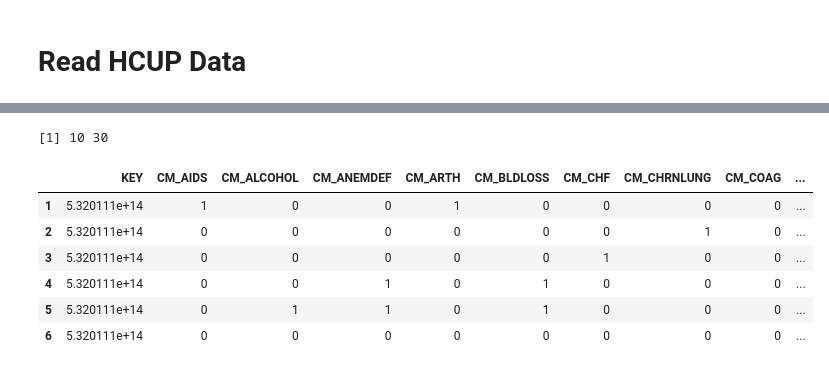
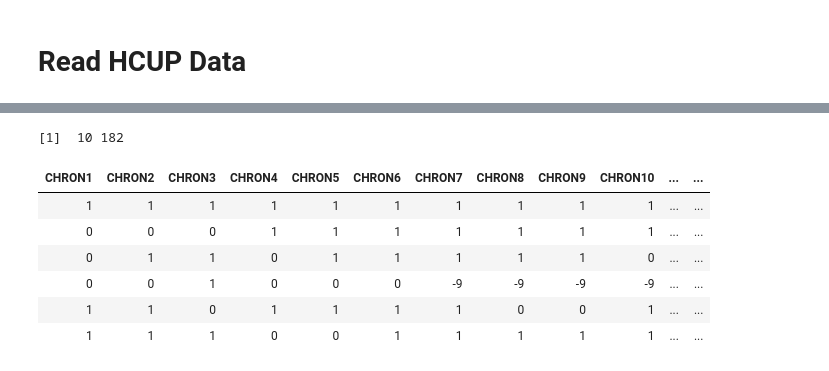
Before and after one commit to Azure/cortana-intelligence-population-health-management, a Jupyter notebook: ManualDeploymentGuide/Model/ReadHCUPdata.ipynb, the cells around one changed output, grey strips where cells are left out. Drawn from its saved outputs; the diff is of its cells as text; code cells hidden in the pictures.

```diff
--- a/ManualDeploymentGuide/Model/ReadHCUPdata.ipynb
+++ b/ManualDeploymentGuide/Model/ReadHCUPdata.ipynb
@@ -88,36 +148,34 @@ head(dat_chrg)
 # %%
-file = 'severity_desc.txt'
-download.file('https://www.hcup-us.ahrq.gov/db/state/sidc/tools/filespecs/WA_SID_2011_SEVERITY.loc',file)
+file = 'dxpr_desc.txt'
+download.file('https://www.hcup-us.ahrq.gov/db/state/sidc/tools/filespecs/WA_SID_2011_DX_PR_GRPS.loc', file)
 
-str_start = c(1,5,10,27,31,58,63,68,70,75)
-str_end   = c(3,8,25,29,56,61,66,68,73,174)
+str_start = c(1, 5, 10, 27, 31, 58, 63, 68, 70, 75)
+str_end   = c(3, 8, 25, 29, 56, 61, 66, 68, 73, 174)
+widths = (str_end - str_start) + 2
 
-widths = (str_end - str_start)+2
+des = read.fwf(file, skip=20, widths=widths)
 
-des = read.fwf(file,skip=20, widths= widths)
+des$V10 = gsub(',', '_', des$V10)
+colnameslong = data.frame(dxpr_2011=des$V10)
+colnames = data.frame(dxpr_2011=des$V5)
 
-des$V10 = gsub(',','_',des$V10)
-colnameslong = data.frame(severity_2011 = des$V10)
-colnames = data.frame(severity_2011 = des$V5)
-
-#Now use the description file (_des.txt) to get str_start and str_end for reading the actual data!!
 str_start = des$V6
 str_end = des$V7
-
 widths = (str_end - str_start)+1
 
-download.file('https://phm.blob.core.windows.net/models/Sample_WA_SID_2011_SEVERITY.asc','Sample_WA_SID_2011_SEVERITY.asc')
-dat_sevr = read.fwf('Sample_WA_SID_2011_SEVERITY.asc',widths= widths)
-dim(dat_sevr)
-names(dat_sevr) = colnames$severity_2011
-head(dat_sevr)
-# write.csv(dat_sevr, 'Sample_WA_SID_2011_SEVERITY.csv', row.names = F )
+download.file('https://phm.blob.core.windows.net/models/Sample_WA_SID_2011_DX_PR_GRPS.asc',
+              'Sample_WA_SID_2011_DX_PR_GRPS.asc')
+dat_dxpr = read.fwf('Sample_WA_SID_2011_DX_PR_GRPS.asc', widths=widths)
+dim(dat_dxpr)
+names(dat_dxpr) = trimws(colnames$dxpr_2011)
+head(dat_dxpr)
+# write.csv(dat_dxpr, 'Sample_WA_SID_2011_DX_PR_GRPS.csv', row.names=F)
 # %% [output]
-[1] 10 30
+[1]  10 182
-|  | KEY | CM_AIDS | CM_ALCOHOL | CM_ANEMDEF | CM_ARTH | CM_BLDLOSS | CM_CHF | CM_CHRNLUNG | CM_COAG | ... |
-| 1 | 5.320111e+14 | 1 | 0 | 0 | 1 | 0 | 0 | 0 | 0 | ... |
-| 2 | 5.320111e+14 | 0 | 0 | 0 | 0 | 0 | 0 | 1 | 0 | ... |
-| 3 | 5.320111e+14 | 0 | 0 | 0 | 0 | 0 | 1 | 0 | 0 | ... |
-| 4 | 5.320111e+14 | 0 | 0 | 1 | 0 | 1 | 0 | 0 | 0 | ... |
-| 5 | 5.320111e+14 | 0 | 1 | 1 | 0 | 1 | 0 | 0 | 0 | ... |
-| 6 | 5.320111e+14 | 0 | 0 | 0 | 0 | 0 | 0 | 0 | 0 | ... |
+| CHRON1 | CHRON2 | CHRON3 | CHRON4 | CHRON5 | CHRON6 | CHRON7 | CHRON8 | CHRON9 | CHRON10 | ... | ... |
+| 1 | 1 | 1 | 1 | 1 | 1 | 1 | 1 | 1 | 1 | ... | ... |
+| 0 | 0 | 0 | 1 | 1 | 1 | 1 | 1 | 1 | 1 | ... | ... |
+| 0 | 1 | 1 | 0 | 1 | 1 | 1 | 1 | 1 | 0 | ... | ... |
+| 0 | 0 | 1 | 0 | 0 | 0 | -9 | -9 | -9 | -9 | ... | ... |
+| 1 | 1 | 0 | 1 | 1 | 1 | 1 | 0 | 0 | 1 | ... | ... |
+| 1 | 1 | 1 | 0 | 0 | 1 | 1 | 1 | 1 | 1 | ... | ... |
```
Also changed, not shown: parts of 16 cells of this notebook.
